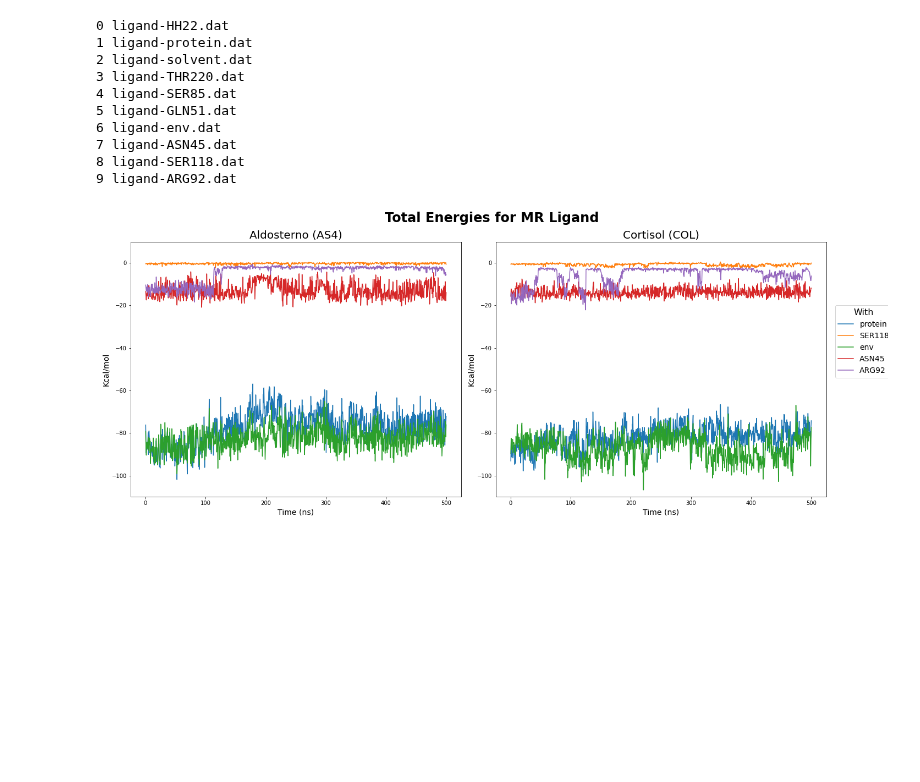
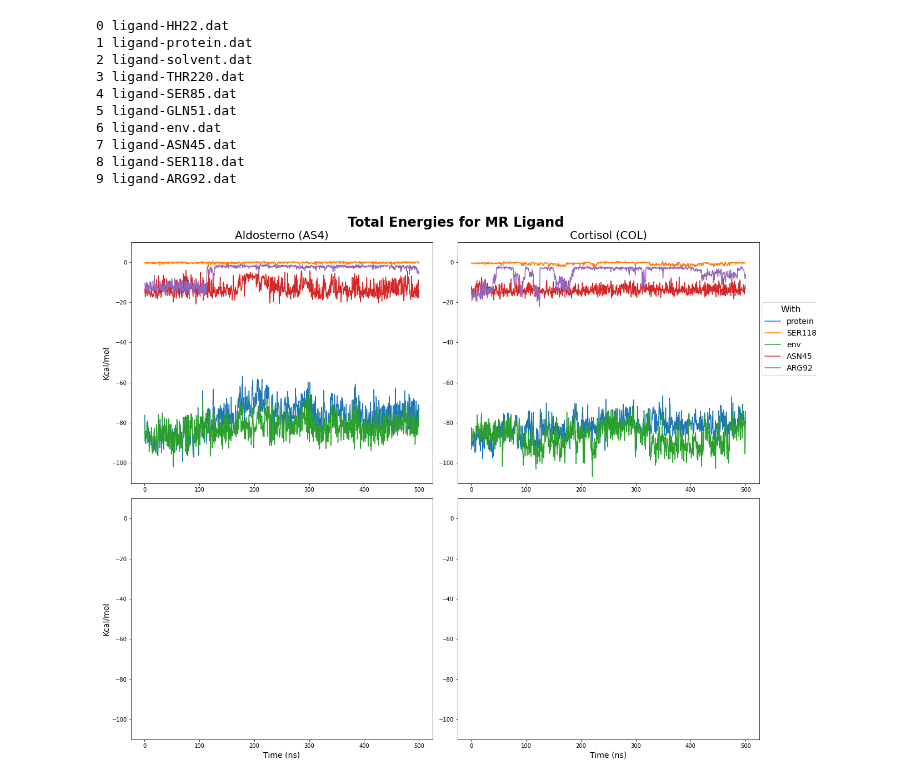
Before and after one commit to saguileran/MD-SCPI, a Jupyter notebook: NoteBooks/PlotEnergies.ipynb, the cells around one changed output. Cells and saved outputs as stored; diff of their text form; code cells hidden in the pictures; blank space fills up the shorter version.

```diff
--- a/NoteBooks/PlotEnergies.ipynb
+++ b/NoteBooks/PlotEnergies.ipynb
@@ -87,39 +71,46 @@ dt = 0.002*1e3 #in ns
 9 ligand-ARG92.dat
 # %%
 plt.close()
-fig, axs = plt.subplots(1,2,figsize=(20,8))
+fig, axs = plt.subplots(2,2,figsize=(18,14))
 
 # -------------- aldosterone -------------------------
 for file in ligand_files_interesting:
   data=js.dA(os.path.join(work_directory_AS4, file)) # , ignore='#'
-  axs[0].plot(data.X/dt, data.Y + data.eY, label=file[7:-4])
+  axs[0,0].plot(data.X/dt, data.Y + data.eY, label=file[7:-4])
 
-axs[0].set_xlabel('Time (ns)', fontsize='14')
-axs[0].set_ylabel('Kcal/mol', fontsize='14')
-axs[0].set_title('Aldosterno (AS4)', fontweight='normal', fontsize='20')
-axs[0].set_ylim((-110, 10)); #axs[0].set_xlim((-0.02, 502))
+#axs[0,0].set_xlabel('Time (ns)', fontsize='14')
+axs[0,0].set_ylabel('Kcal/mol', fontsize='14')
+axs[0,0].set_title('Aldosterno (AS4)', fontweight='normal', fontsize='20')
+axs[0,0].set_ylim((-110, 10)); #axs[0].set_xlim((-0.02, 502))
 
 # ------------------ cortisol --------------------------
 for file in ligand_files_interesting:
   data=js.dA(os.path.join(work_directory_COL, file)) # , ignore='#'
-  axs[1].plot(data.X/dt, data.Y + data.eY, label=file[7:-4])
+  axs[0,1].plot(data.X/dt, data.Y + data.eY, label=file[7:-4])
 
-axs[1].set_xlabel('Time (ns)', fontsize='14')
-axs[1].set_ylabel('Kcal/mol', fontsize='14')
-legend = axs[1].legend(bbox_to_anchor=(1.2, .75), title='With', fontsize='14', title_fontsize='16', borderaxespad=0.)
-axs[1].set_title('Cortisol (COL)', fontweight='normal', fontsize='20')
+#axs[0,1].set_xlabel('Time (ns)', fontsize='14')
+#axs[0,1].set_ylabel('Kcal/mol', fontsize='14')
+legend = axs[0,1].legend(bbox_to_anchor=(1.2, .75), title='With', fontsize='14', title_fontsize='16', borderaxespad=0.)
+axs[0,1].set_title('Cortisol (COL)', fontweight='normal', fontsize='20')
 #axs[1].set_ylim((-110, 10)); axs[1].set_xlim((-5, 1005))
 
-axs[1].sharey(axs[0]); axs[1].sharex(axs[0]) # share x and y axis
+axs[0,1].sharey(axs[0,0]); axs[0,1].sharex(axs[0,0]) # share x and y axis
+axs[1,0].sharey(axs[0,0]); axs[1,0].sharex(axs[0,0])
+axs[1,1].sharey(axs[0,0]); axs[1,1].sharex(axs[0,0])
 
 #plt.rcParams['legend.title_fontweight'] = 'bold'
+
+
+axs[1,0].set_xlabel('Time (ns)', fontsize='14')
+axs[1,1].set_xlabel('Time (ns)', fontsize='14')
+axs[1,0].set_ylabel('Kcal/mol', fontsize='14')
 
 # axs[1].legend(loc="lower left", ncol=len(ligand_files_interesting), bbox_to_anchor=(0, .0))#bbox_to_anchor=(1.25, .75), title='Residue', fontsize='14', title_fontsize='16')#, borderaxespad=0.) #
 plt.suptitle('Total Energies for MR Ligand', fontweight='bold', fontsize='24')
 fig.tight_layout()
 plt.show()
 # %% [output]
-[figure, old version]
+[figure, new version]
 # %%
 interaction = 'ligand-ASN45.dat'
 
```
Also changed, not shown: parts of 4 cells of this notebook.
